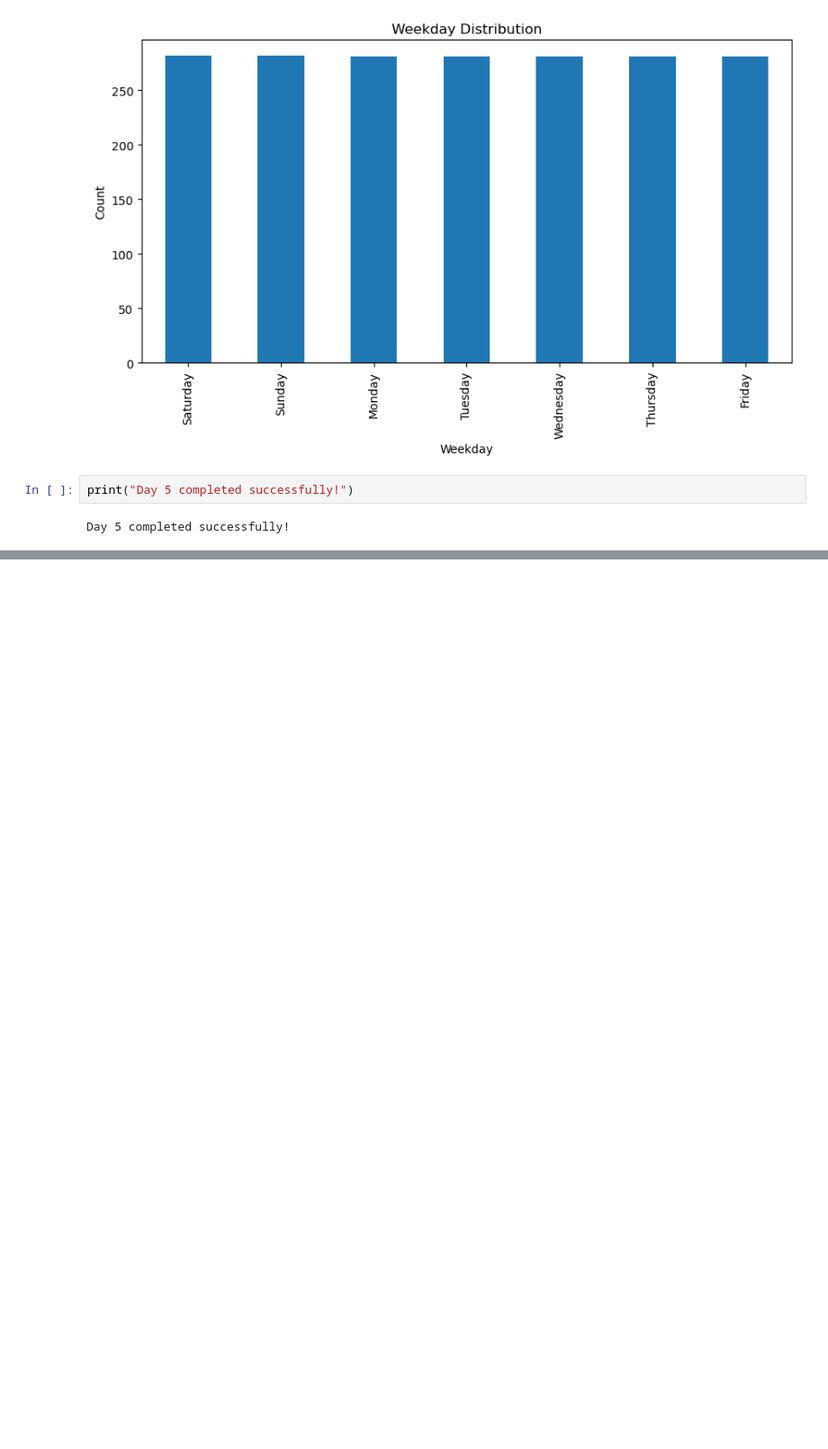
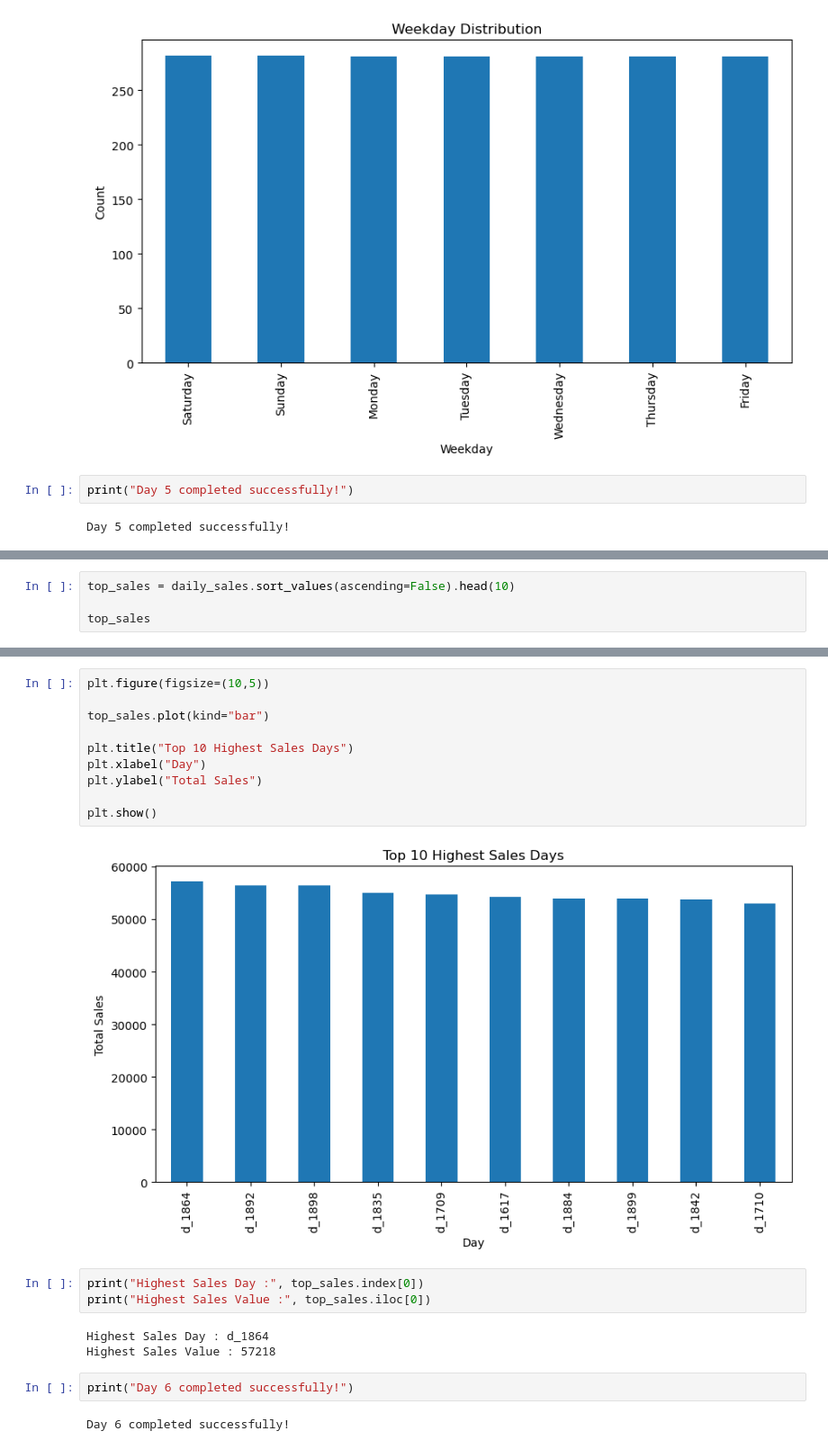
Before and after one commit to PoojaManjunath17/Retail-Demand-Forecasting, a Jupyter notebook: notebooks/Week1_Day1-Copy1.ipynb, the cells around one changed output, grey strips where cells are left out. Shown at 90% size. Drawn from its saved outputs; the diff is of its cells as text; blank space fills up the shorter version.

```diff
--- a/notebooks/Week1_Day1-Copy1.ipynb
+++ b/notebooks/Week1_Day1-Copy1.ipynb
@@ -631,0 +676,4 @@ Day 5 completed successfully!
+# %%
+top_sales = daily_sales.sort_values(ascending=False).head(10)
+
+top_sales
@@ -631,0 +692,22 @@ Day 5 completed successfully!
+# %%
+plt.figure(figsize=(10,5))
+
+top_sales.plot(kind="bar")
+
+plt.title("Top 10 Highest Sales Days")
+plt.xlabel("Day")
+plt.ylabel("Total Sales")
+
+plt.show()
+# %% [output]
+[figure, added]
+# %%
+print("Highest Sales Day :", top_sales.index[0])
+print("Highest Sales Value :", top_sales.iloc[0])
+# %% [output]
+Highest Sales Day : d_1864
+Highest Sales Value : 57218
+# %%
+print("Day 6 completed successfully!")
+# %% [output]
+Day 6 completed successfully!
```
Also changed, not shown: parts of 5 cells of this notebook.
